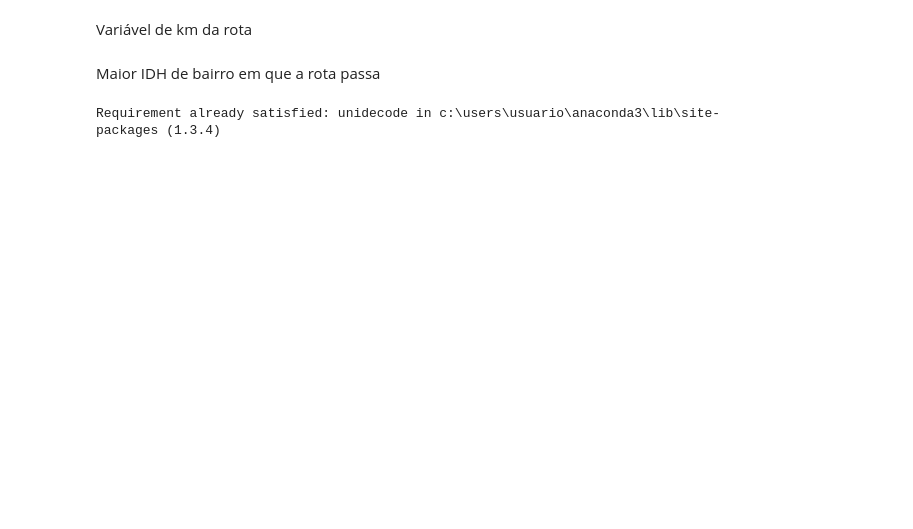
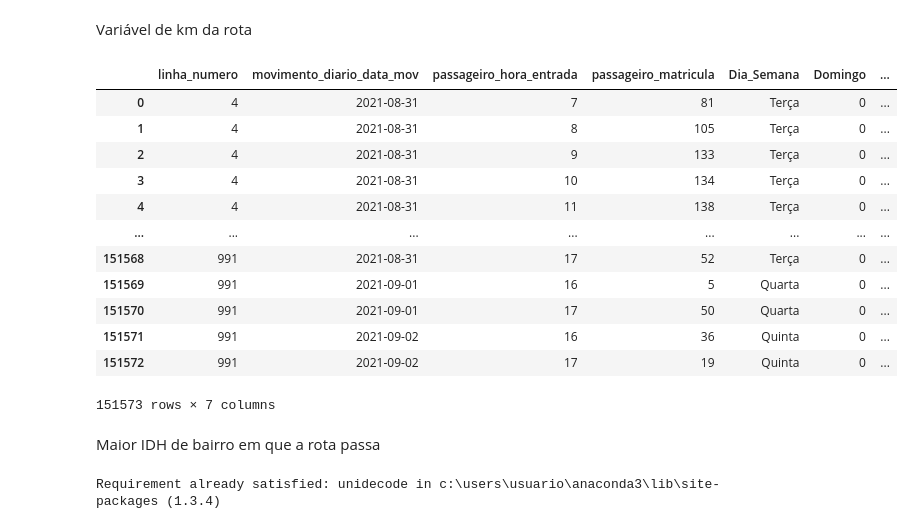
Before and after one commit to iuryrosal/analysis_transport_fortaleza, a Jupyter notebook: notebooks/Analise_exploratoria/modelagem.ipynb, the cells around one changed output. Cells and saved outputs as stored; diff of their text form; code cells hidden in the pictures; blank space fills up the shorter version.

Commit message:
✨ Melhoria do modelo com aumento do volume

```diff
--- a/notebooks/Analise_exploratoria/modelagem.ipynb
+++ b/notebooks/Analise_exploratoria/modelagem.ipynb
@@ -103,6 +139,22 @@ linha_demanda_km = demanda_p_linha_dia.merge(linha_p_km_programado, how="inner",
 linha_demanda_km.drop(columns=["fechamento_data"], inplace=True)
 linha_demanda_km = linha_demanda_km.groupby(["linha_numero"]).mean()[["linha_km_programado"]].reset_index()
 dataset_model = v_hora_range.merge(linha_demanda_km, how="inner", on="linha_numero")
+# %%
+dataset_model
+# %% [output]
+|  | linha_numero | movimento_diario_data_mov | passageiro_hora_entrada | passageiro_matricula | Dia_Semana | Domingo | ... |
+| 0 | 4 | 2021-08-31 | 7 | 81 | Terça | 0 | ... |
+| 1 | 4 | 2021-08-31 | 8 | 105 | Terça | 0 | ... |
+| 2 | 4 | 2021-08-31 | 9 | 133 | Terça | 0 | ... |
+| 3 | 4 | 2021-08-31 | 10 | 134 | Terça | 0 | ... |
+| 4 | 4 | 2021-08-31 | 11 | 138 | Terça | 0 | ... |
+| ... | ... | ... | ... | ... | ... | ... | ... |
+| 151568 | 991 | 2021-08-31 | 17 | 52 | Terça | 0 | ... |
+| 151569 | 991 | 2021-09-01 | 16 | 5 | Quarta | 0 | ... |
+| 151570 | 991 | 2021-09-01 | 17 | 50 | Quarta | 0 | ... |
+| 151571 | 991 | 2021-09-02 | 16 | 36 | Quinta | 0 | ... |
+| 151572 | 991 | 2021-09-02 | 17 | 19 | Quinta | 0 | ... |
+151573 rows × 7 columns
 # %% [markdown]
 Maior IDH de bairro em que a rota passa
 # %%
```
Also changed, not shown: parts of 23 cells of this notebook.
